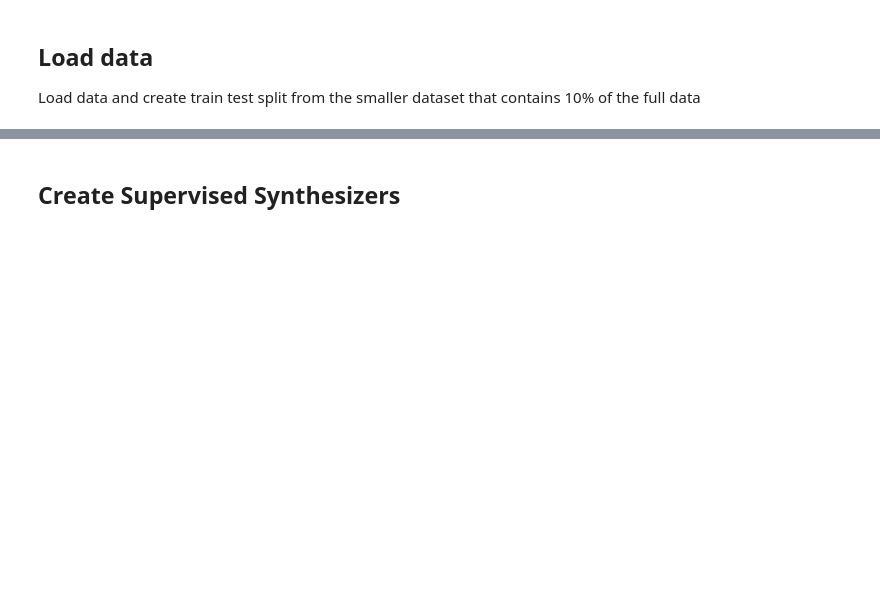
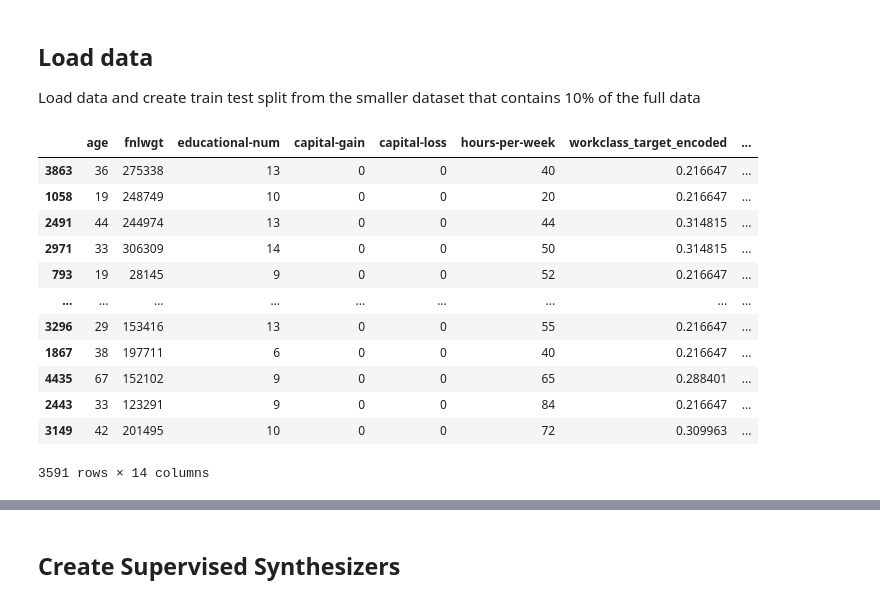
Before and after one commit to shinnasa/SC-GOAT, a Jupyter notebook: code/SupervisedSynthesizer.ipynb, the cells around one changed output, grey strips where cells are left out. Cells and saved outputs as stored; diff of their text form; code cells hidden in the pictures; blank space fills up the shorter version.

```diff
--- a/code/SupervisedSynthesizer.ipynb
+++ b/code/SupervisedSynthesizer.ipynb
@@ -27,3 +28,45 @@ cat_col = ['workclass', 'education', 'marital-status', 'occupation', 'relationsh
 params_xgb = {
         'eval_metric': 'auc'
 }
+# %%
+target = 'income'
+target_encoder = utilities.MultiColumnTargetEncoder(cat_col, target)
+# %%
+df_original = pd.read_csv("../data/small_adult.csv")
+df_original.replace('?', np.NaN,inplace=True)
+df_original.dropna(axis=0,how='any',inplace=True)
+# %%
+df = df_original.copy()
+# %%
+df_train, df_test = train_test_split(df, test_size = 0.2,  random_state = 5)
+
+df_train.to_csv("../data/train.csv", index=False)
+df_test.to_csv("../data/test.csv", index=False)
+
+df_train_modified = target_encoder.transform(df_train)
+df_test_modified = target_encoder.transform_test_data(df_test)
+
+df_train_modified.to_csv("../data/train_modified.csv", index=False)
+df_test_modified.to_csv("../data/test_modified.csv", index=False)
+
+x_train = df_train_modified.loc[:, df_train_modified.columns != target]
+y_train = df_train_modified[target]
+
+x_test = df_test_modified.loc[:, df_test_modified.columns != target]
+y_test = df_test_modified[target]
+# %%
+x_train
+# %% [output]
+|  | age | fnlwgt | educational-num | capital-gain | capital-loss | hours-per-week | workclass_target_encoded | ... |
+| 3863 | 36 | 275338 | 13 | 0 | 0 | 40 | 0.216647 | ... |
+| 1058 | 19 | 248749 | 10 | 0 | 0 | 20 | 0.216647 | ... |
+| 2491 | 44 | 244974 | 13 | 0 | 0 | 44 | 0.314815 | ... |
+| 2971 | 33 | 306309 | 14 | 0 | 0 | 50 | 0.314815 | ... |
+| 793 | 19 | 28145 | 9 | 0 | 0 | 52 | 0.216647 | ... |
+| ... | ... | ... | ... | ... | ... | ... | ... | ... |
+| 3296 | 29 | 153416 | 13 | 0 | 0 | 55 | 0.216647 | ... |
+| 1867 | 38 | 197711 | 6 | 0 | 0 | 40 | 0.216647 | ... |
+| 4435 | 67 | 152102 | 9 | 0 | 0 | 65 | 0.288401 | ... |
+| 2443 | 33 | 123291 | 9 | 0 | 0 | 84 | 0.216647 | ... |
+| 3149 | 42 | 201495 | 10 | 0 | 0 | 72 | 0.309963 | ... |
+3591 rows × 14 columns
```
Also changed, not shown: parts of 9 cells of this notebook, 5 other files.
